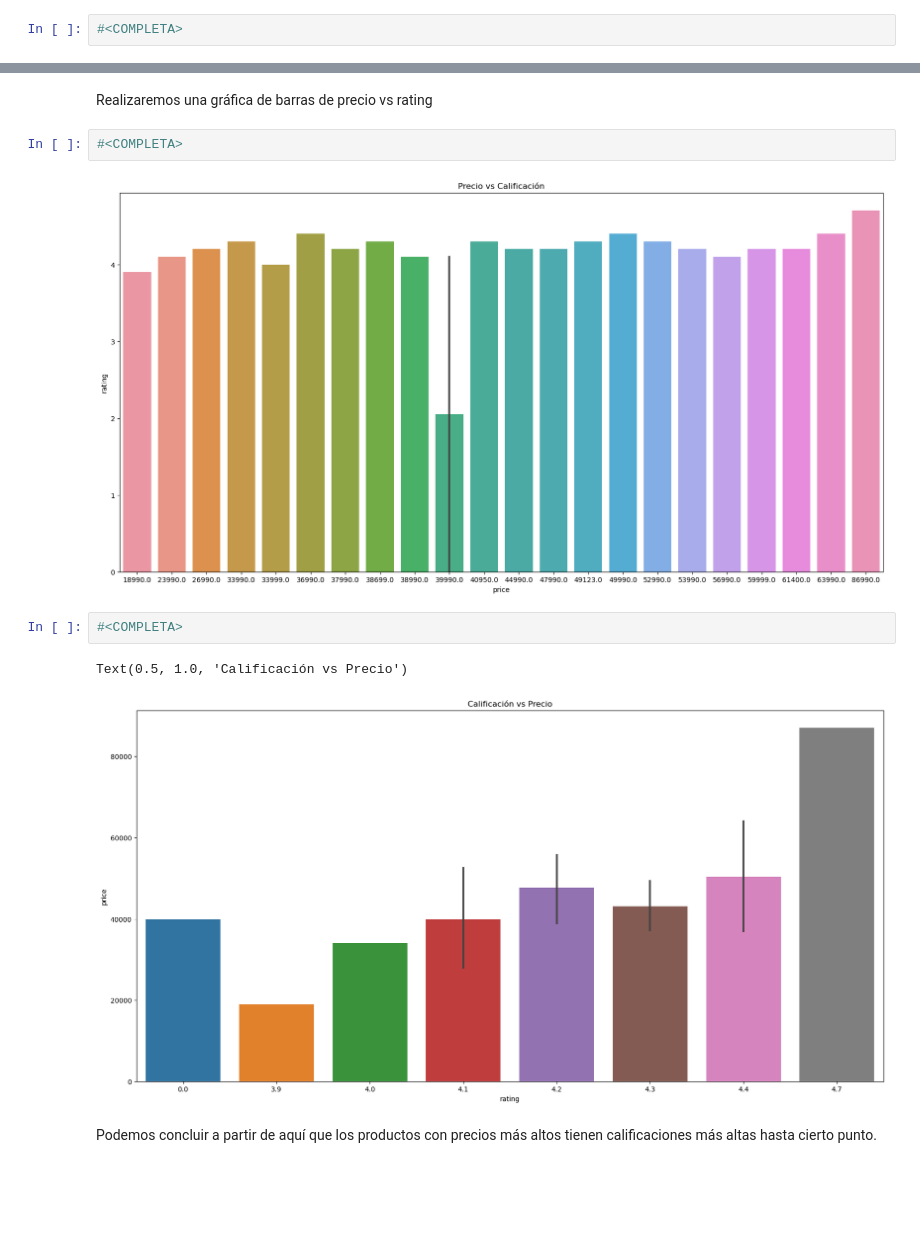
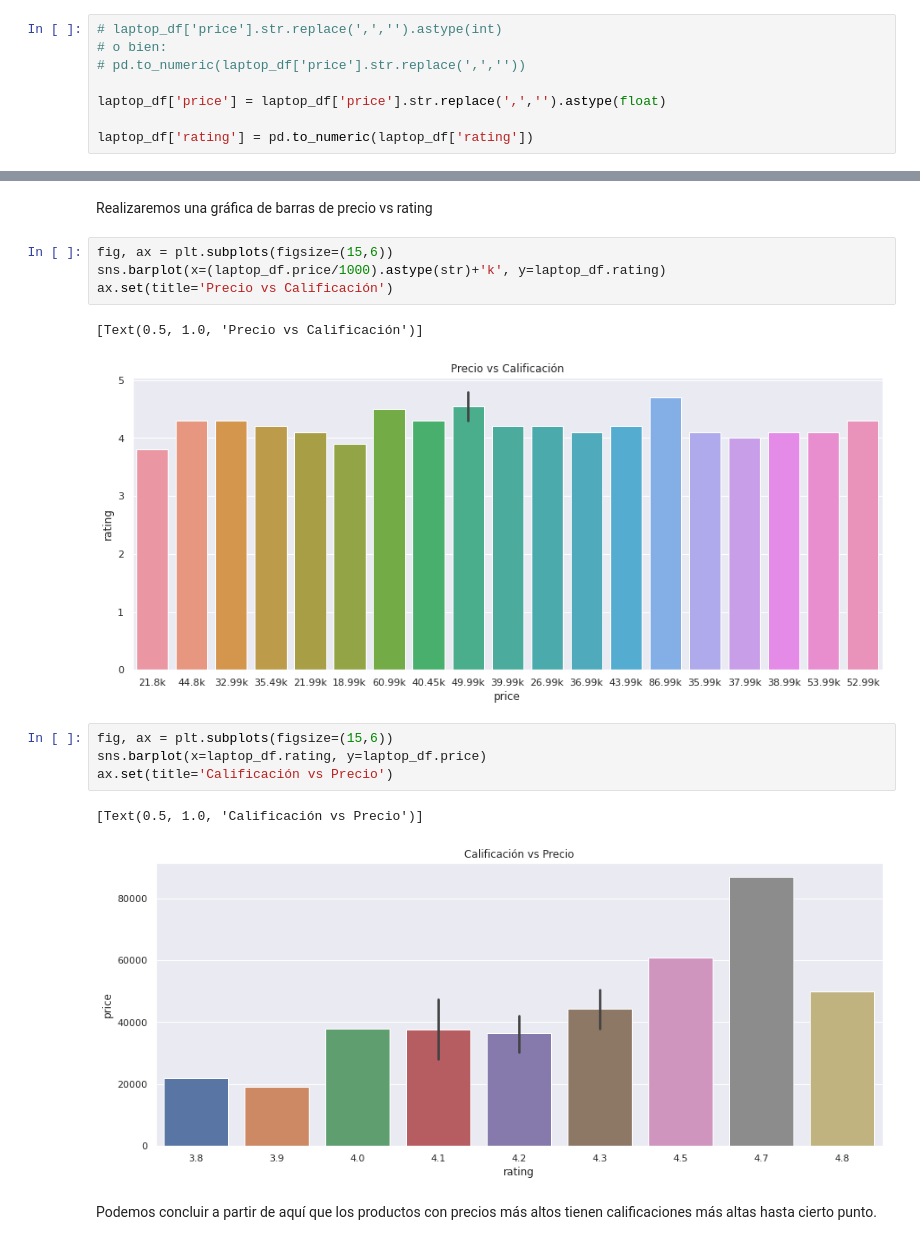
Before and after one commit to SalRmz/DCDP, a Jupyter notebook: 01 Programación en Python/notebooks/exercises/Practica5_Estadistica.ipynb, the cells around one changed output, grey strips where cells are left out. Drawn from its saved outputs; the diff is of its cells as text; blank space fills up the shorter version.

```diff
--- a/01 Programación en Python/notebooks/exercises/Practica5_Estadistica.ipynb
+++ b/01 Programación en Python/notebooks/exercises/Practica5_Estadistica.ipynb
@@ -696,5 +699,11 @@ Other_Info object
 # %% [markdown]
 Modifiquemos la columna de precio y rating para que sean de tipo numerico
 # %%
-#<COMPLETA>
+# laptop_df['price'].str.replace(',','').astype(int)
+# o bien:
+# pd.to_numeric(laptop_df['price'].str.replace(',',''))
+
+laptop_df['price'] = laptop_df['price'].str.replace(',','').astype(float)
+
+laptop_df['rating'] = pd.to_numeric(laptop_df['rating'])
 # %%
@@ -753,13 +766,18 @@ Muestra los siguientes resultados:
 # %% [markdown]
 Realizaremos una gráfica de barras de precio vs rating
 # %%
-#<COMPLETA>
+fig, ax = plt.subplots(figsize=(15,6))
+sns.barplot(x=(laptop_df.price/1000).astype(str)+'k', y=laptop_df.rating)
+ax.set(title='Precio vs Calificación')
 # %% [output]
+[Text(0.5, 1.0, 'Precio vs Calificación')]
-[figure, old version]
+[figure, new version]
 # %%
-#<COMPLETA>
+fig, ax = plt.subplots(figsize=(15,6))
+sns.barplot(x=laptop_df.rating, y=laptop_df.price)
+ax.set(title='Calificación vs Precio')
 # %% [output]
-Text(0.5, 1.0, 'Calificación vs Precio')
+[Text(0.5, 1.0, 'Calificación vs Precio')]
-[figure, old version]
+[figure, new version]
 # %% [markdown]
 Podemos concluir a partir de aquí que los productos con precios más altos tienen calificaciones más altas hasta cierto punto.
```
Also changed, not shown: parts of 11 cells of this notebook.
